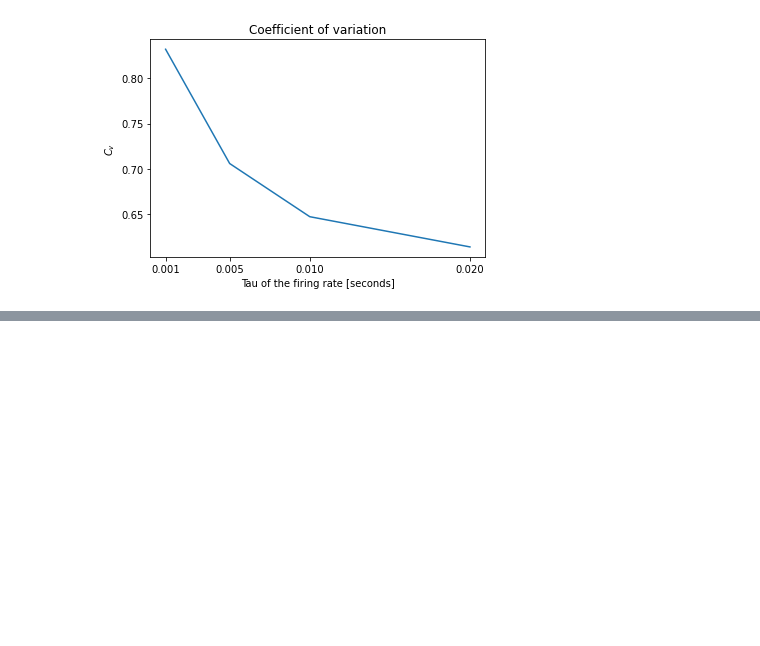
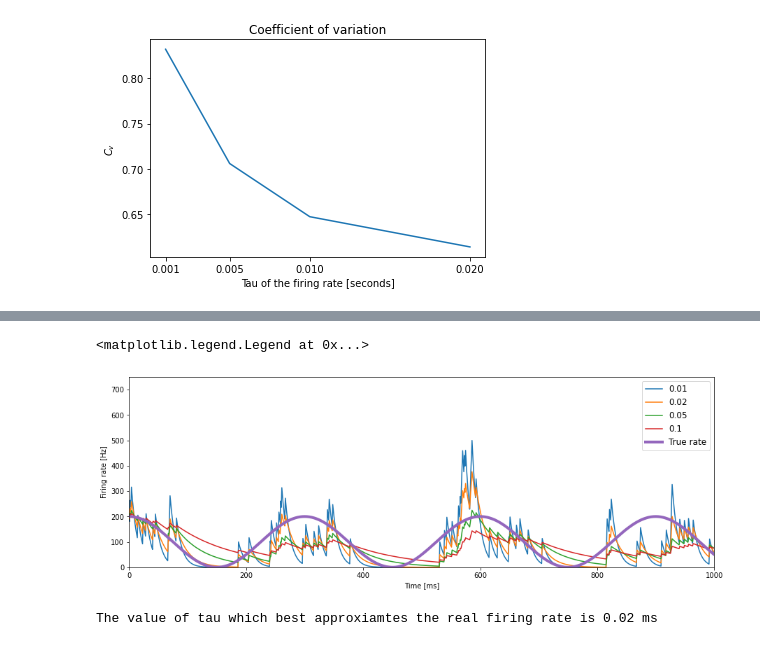
Before and after one commit to Revanchist317/DA_exercises, a Jupyter notebook: Chapter 1.ipynb, the cells around one changed output, grey strips where cells are left out. Drawn from its saved outputs; the diff is of its cells as text; code cells hidden in the pictures; blank space fills up the shorter version.

```diff
--- a/Chapter 1.ipynb
+++ b/Chapter 1.ipynb
@@ -251,0 +376,20 @@ plt.show()
+# %%
+# Create a figure and axis object
+fig, ax = plt.subplots(figsize=(15, 5))
+
+# Prep legend
+list1 = r_approx.columns
+list2 = list1.to_list()
+list2.append("True rate")
+
+# Plot all the variables across time
+plt.plot(r_approx[0:1000])
+plt.plot(r_list[0:1000], linewidth=4)
+ax.set_ylim([0, 750])
+ax.set_xlim([0, 1000])
+ax.set_xlabel("Time [ms]")
+ax.set_ylabel("Firing rate [Hz]")
+plt.legend(list2, loc='upper right', fontsize=12)
+# %% [output]
+<matplotlib.legend.Legend at 0x...>
+[figure, added]
@@ -251,0 +410,4 @@ plt.show()
+# %%
+print(f"The value of tau which best approxiamtes the real firing rate is {square_error.sum().idxmin()} ms")
+# %% [output]
+The value of tau which best approxiamtes the real firing rate is 0.02 ms
```
Also changed, not shown: parts of 11 cells of this notebook.
